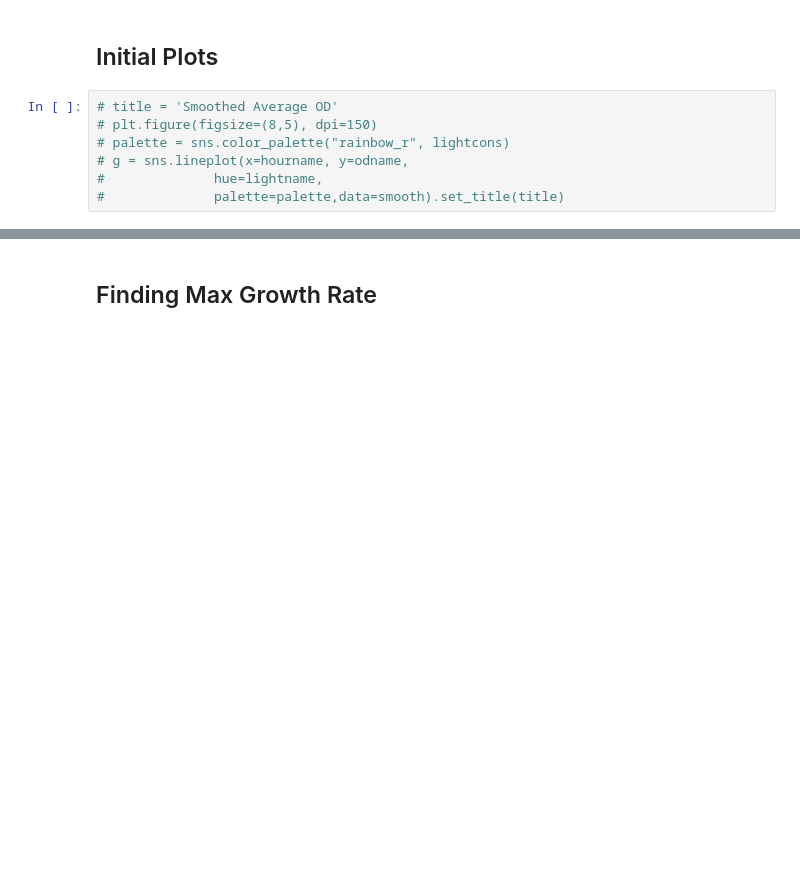
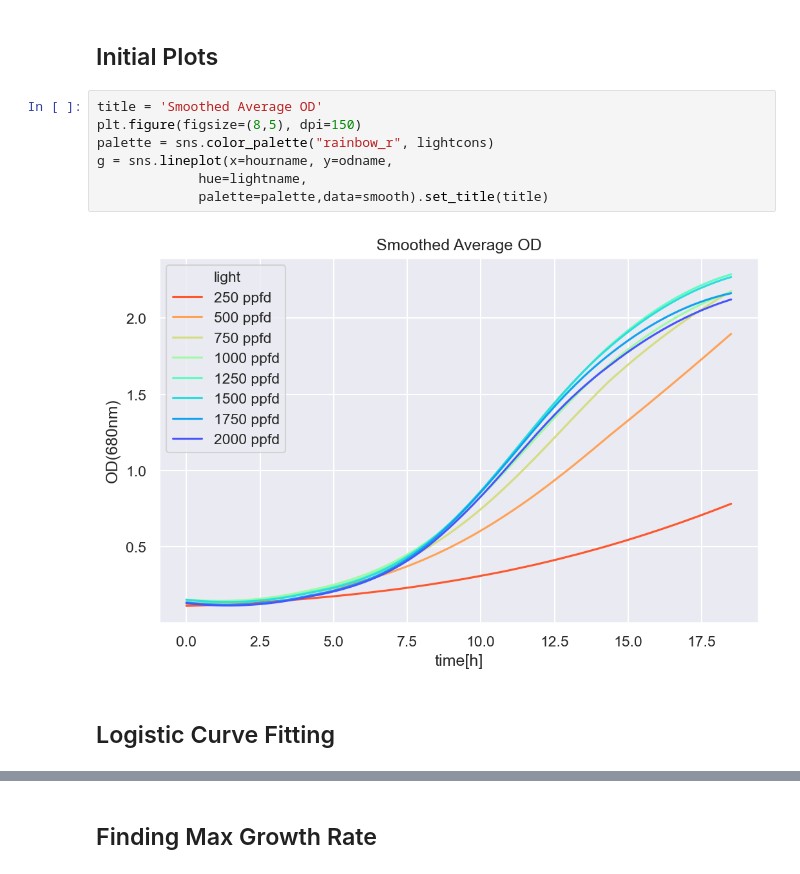
Before and after one commit to nb-e/growth-curve-analysis, a Jupyter notebook: 12.14.20 Analysis.ipynb, the cells around one changed output, grey strips where cells are left out. Cells and saved outputs as stored; diff of their text form; blank space fills up the shorter version.

Commit message:
logistic regression and summary stats added

```diff
--- a/12.14.20 Analysis.ipynb
+++ b/12.14.20 Analysis.ipynb
@@ -195,9 +213,13 @@ smooth
 # %% [markdown]
 ## Initial Plots
 # %%
-# title = 'Smoothed Average OD'
-# plt.figure(figsize=(8,5), dpi=150)
-# palette = sns.color_palette("rainbow_r", lightcons)
-# g = sns.lineplot(x=hourname, y=odname,
-#              hue=lightname,
-#              palette=palette,data=smooth).set_title(title)
+title = 'Smoothed Average OD'
+plt.figure(figsize=(8,5), dpi=150)
+palette = sns.color_palette("rainbow_r", lightcons)
+g = sns.lineplot(x=hourname, y=odname,
+             hue=lightname,
+             palette=palette,data=smooth).set_title(title)
+# %% [output]
+[figure, added]
+# %% [markdown]
+## Logistic Curve Fitting
```
Also changed, not shown: parts of 11 cells of this notebook.
